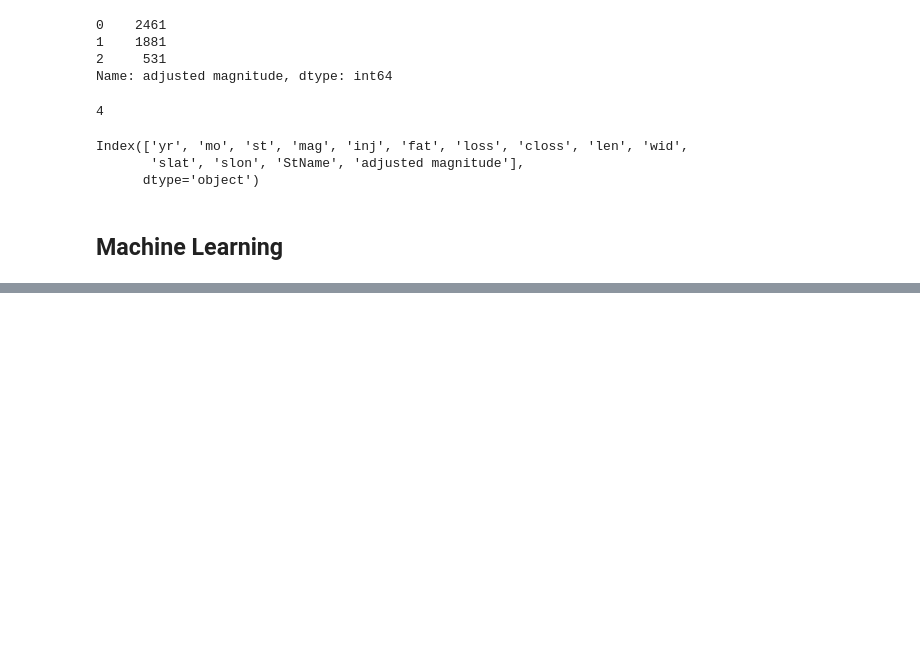
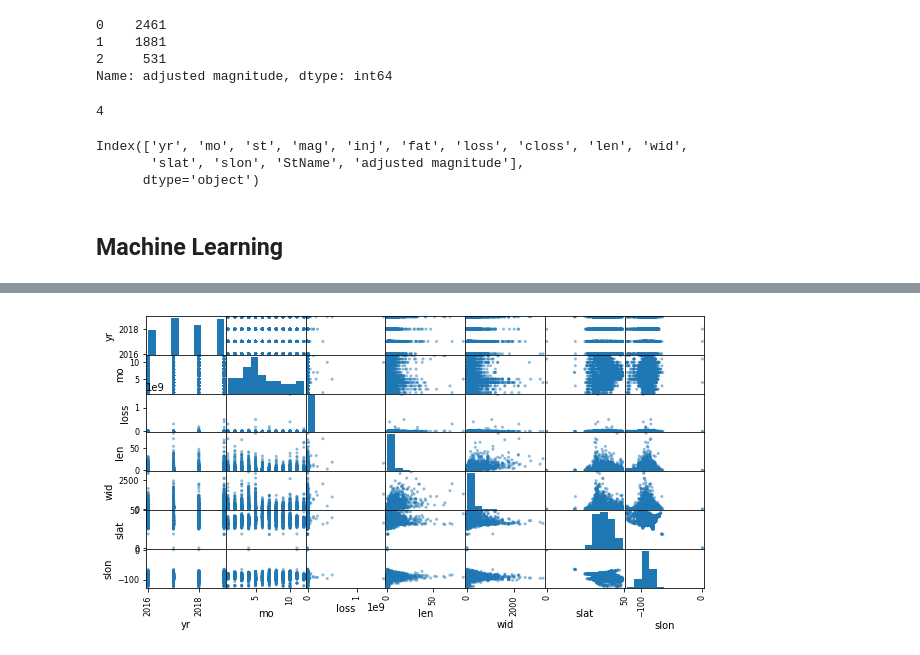
Before and after one commit to tornado-predictions/tornado, a Jupyter notebook: tornado_prediction_ML.ipynb, the cells around one changed output, grey strips where cells are left out. Drawn from its saved outputs; the diff is of its cells as text; code cells hidden in the pictures; blank space fills up the shorter version.

```diff
--- a/tornado_prediction_ML.ipynb
+++ b/tornado_prediction_ML.ipynb
@@ -302,3 +302,6 @@ Index(['yr', 'mo', 'st', 'mag', 'inj', 'fat', 'loss', 'closs', 'len', 'wid',
       dtype='object')
 # %% [markdown]
 ## Machine Learning
+# %%
+cleaned = df_magfilt[["yr", "mo", "loss", "len", "wid", "slat", "slon", "StName", "adjusted magnitude"]]
+cleaned
@@ -304,0 +322,8 @@ Index(['yr', 'mo', 'st', 'mag', 'inj', 'fat', 'loss', 'closs', 'len', 'wid',
+# %%
+# data is not balanced
+from pandas.plotting import scatter_matrix
+
+scatter_matrix(cleaned.drop('adjusted magnitude', axis=1), figsize=(10,5))
+plt.show()
+# %% [output]
+[figure, added]
```
Also changed, not shown: parts of 19 cells of this notebook, 1 other file.
